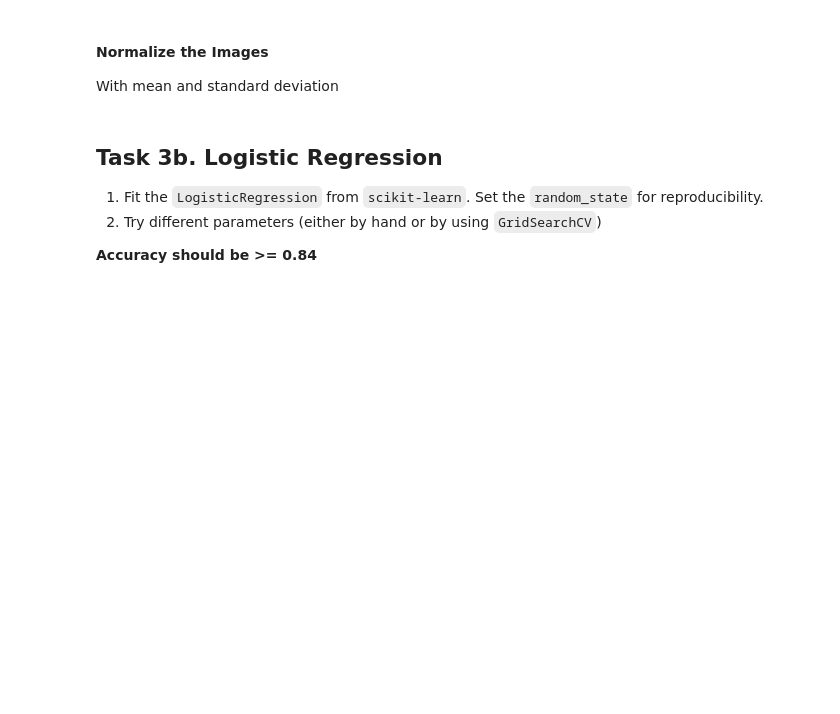
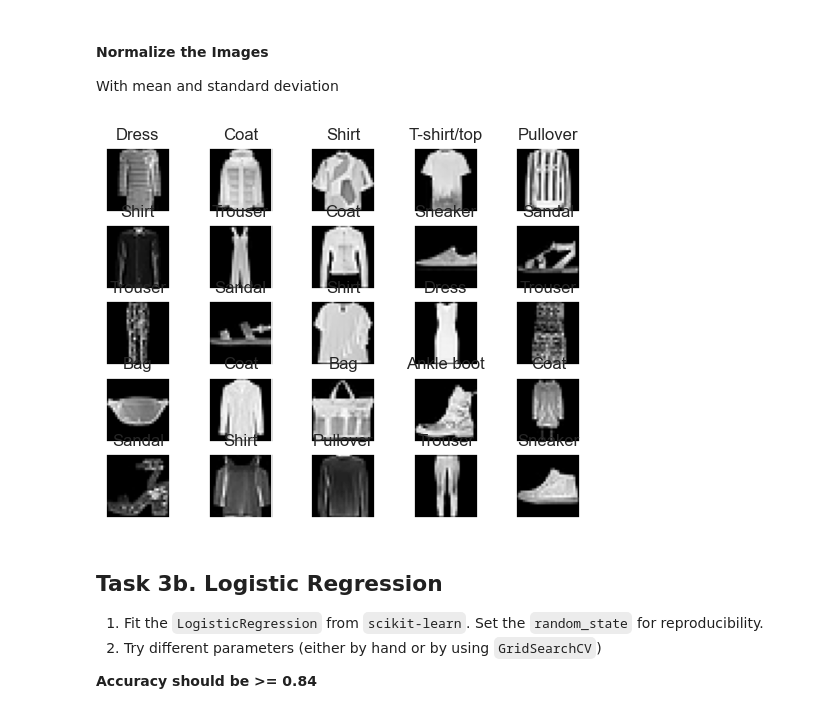
Before and after one commit to vegger/MLDM, a Jupyter notebook: labs/L04_Polynomial_and_Logistic_Regression_LAB_ASSIGNMENT.ipynb, the cells around one changed output. Saved outputs shown, nothing was run; the diff lists cells and outputs as text; code cells hidden in the pictures; blank space fills up the shorter version.

```diff
--- a/labs/L04_Polynomial_and_Logistic_Regression_LAB_ASSIGNMENT.ipynb
+++ b/labs/L04_Polynomial_and_Logistic_Regression_LAB_ASSIGNMENT.ipynb
@@ -214,3 +253,9 @@ With mean and standard deviation
+# %%
+X_train_normalized = (X_train - X_train.mean()) / X_train.std()
+X_test_normalized = (X_test - X_train.mean()) / X_train.std()
+plot_25_images(X_train_normalized, y_train)
+# %% [output]
+[figure, added]
 # %% [markdown]
 ## Task 3b. Logistic Regression
 1. Fit the `LogisticRegression` from `scikit-learn`. Set the `random_state` for reproducibility.
```
Also changed, not shown: parts of 15 cells of this notebook.
